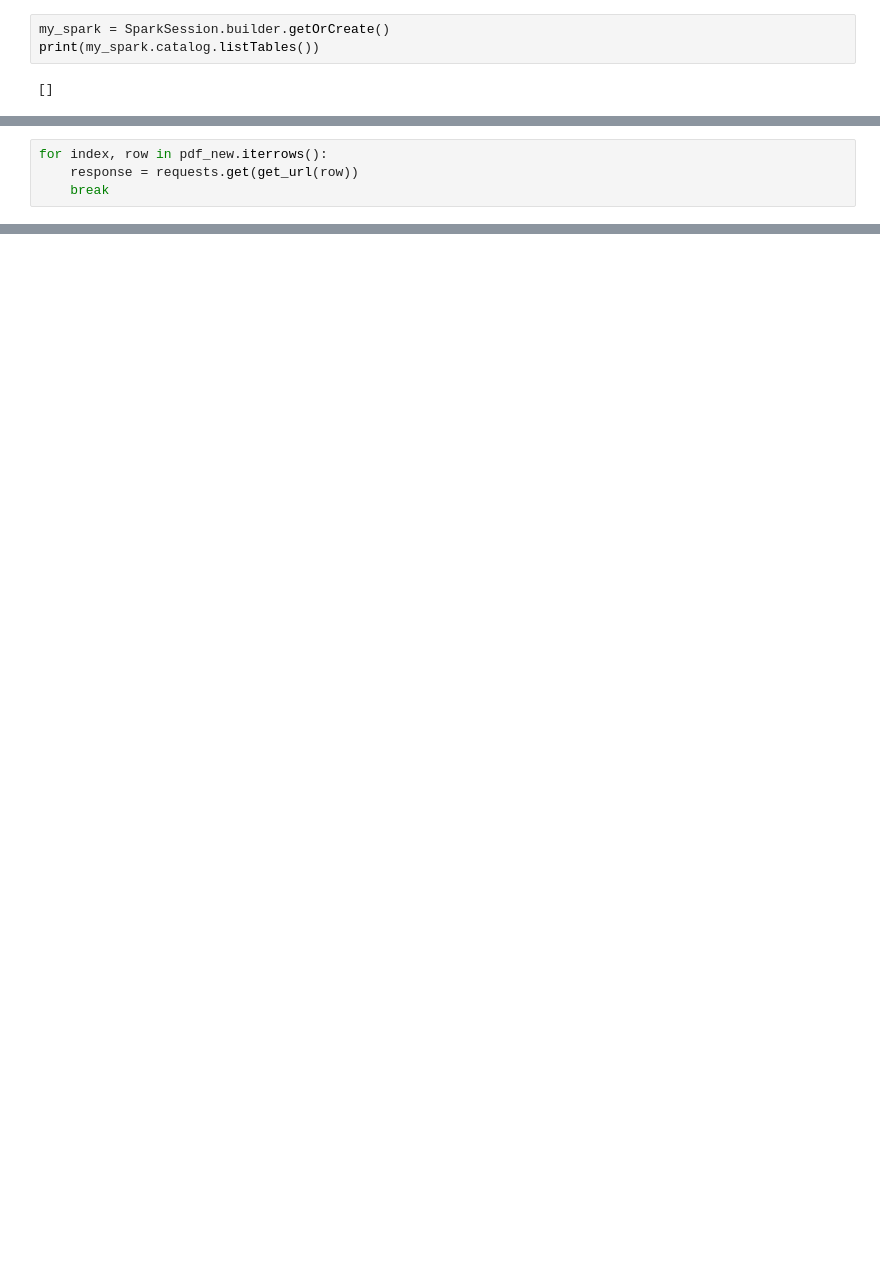
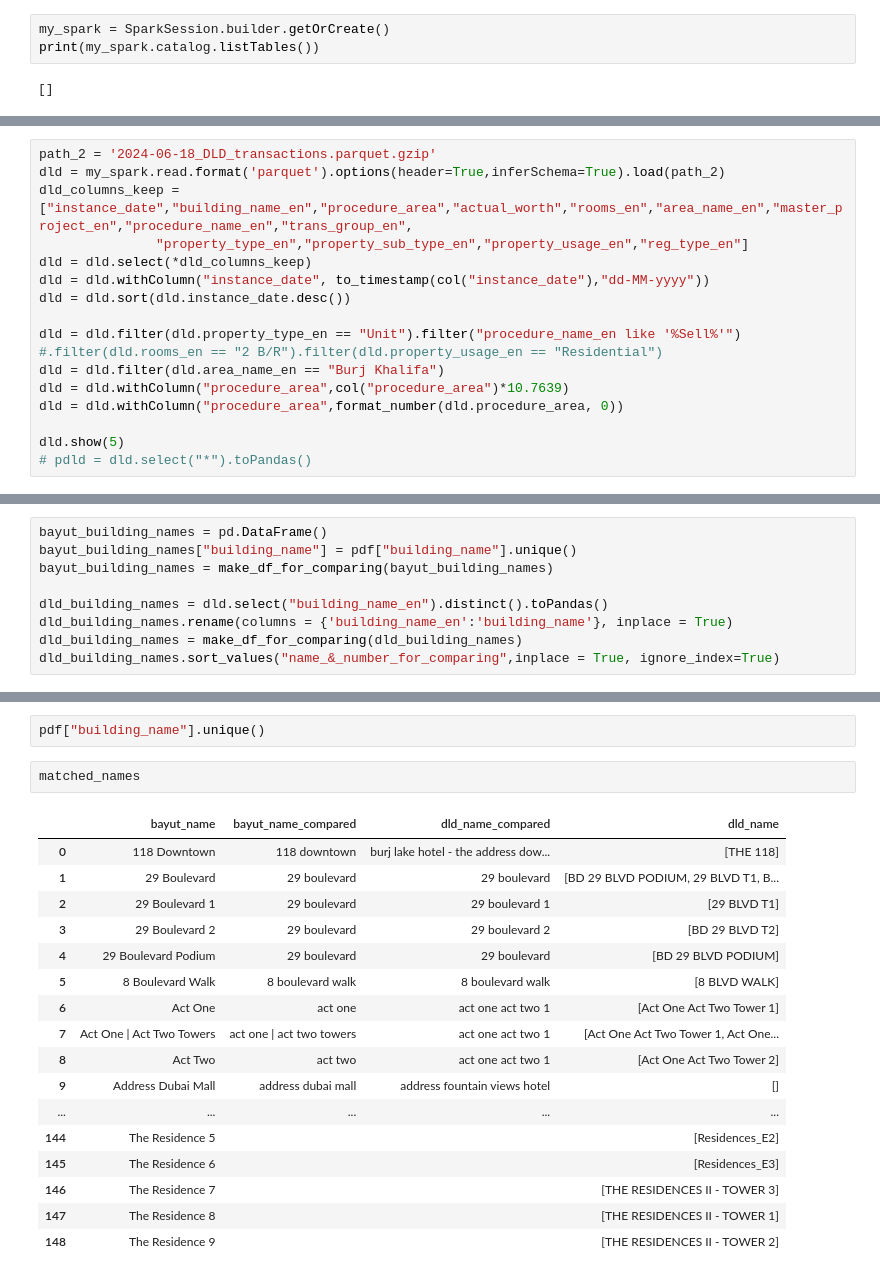
Before and after one commit to Hadi-Hashemi-Nejad/Real-Estate, a Jupyter notebook: Cleaning/temp_Cleaner.ipynb, the cells around one changed output, grey strips where cells are left out. Drawn from its saved outputs; the diff is of its cells as text; blank space fills up the shorter version.

```diff
--- a/Cleaning/temp_Cleaner.ipynb
+++ b/Cleaning/temp_Cleaner.ipynb
@@ -196,4 +137,0 @@ def get_url(row):
-# %%
-for index, row in pdf_new.iterrows():
-    response = requests.get(get_url(row))
-    break
@@ -209,0 +138,16 @@ find
+# %%
+path_2 = '2024-06-18_DLD_transactions.parquet.gzip'
+dld = my_spark.read.format('parquet').options(header=True,inferSchema=True).load(path_2)
+dld_columns_keep = ["instance_date","building_name_en","procedure_area","actual_worth","rooms_en","area_name_en","master_project_en","procedure_name_en","trans_group_en",
+               "property_type_en","property_sub_type_en","property_usage_en","reg_type_en"]
+dld = dld.select(*dld_columns_keep)
+dld = dld.withColumn("instance_date", to_timestamp(col("instance_date"),"dd-MM-yyyy"))
+dld = dld.sort(dld.instance_date.desc())
+
+dld = dld.filter(dld.property_type_en == "Unit").filter("procedure_name_en like '%Sell%'") #.filter(dld.rooms_en == "2 B/R").filter(dld.property_usage_en == "Residential")
+dld = dld.filter(dld.area_name_en == "Burj Khalifa")
+dld = dld.withColumn("procedure_area",col("procedure_area")*10.7639)
+dld = dld.withColumn("procedure_area",format_number(dld.procedure_area, 0))
+
+dld.show(5)
+# pdld = dld.select("*").toPandas()
@@ -209,0 +233,9 @@ find
+# %%
+bayut_building_names = pd.DataFrame()
+bayut_building_names["building_name"] = pdf["building_name"].unique()
+bayut_building_names = make_df_for_comparing(bayut_building_names)
+
+dld_building_names = dld.select("building_name_en").distinct().toPandas()
+dld_building_names.rename(columns = {'building_name_en':'building_name'}, inplace = True)
+dld_building_names = make_df_for_comparing(dld_building_names)
+dld_building_names.sort_values("name_&_number_for_comparing",inplace = True, ignore_index=True)
@@ -209,0 +348,22 @@ find
+# %%
+pdf["building_name"].unique()
+# %%
+matched_names
+# %% [output]
+|  | bayut_name | bayut_name_compared | dld_name_compared | dld_name |
+| 0 | 118 Downtown | 118 downtown | burj lake hotel - the address dow... | [THE 118] |
+| 1 | 29 Boulevard | 29 boulevard | 29 boulevard | [BD 29 BLVD PODIUM, 29 BLVD T1, B... |
+| 2 | 29 Boulevard 1 | 29 boulevard | 29 boulevard 1 | [29 BLVD T1] |
+| 3 | 29 Boulevard 2 | 29 boulevard | 29 boulevard 2 | [BD 29 BLVD T2] |
+| 4 | 29 Boulevard Podium | 29 boulevard | 29 boulevard | [BD 29 BLVD PODIUM] |
+| 5 | 8 Boulevard Walk | 8 boulevard walk | 8 boulevard walk | [8 BLVD WALK] |
+| 6 | Act One | act one | act one act two 1 | [Act One Act Two Tower 1] |
+| 7 | Act One | Act Two Towers | act one | act two towers | act one act two 1 | [Act One Act Two Tower 1, Act One... |
+| 8 | Act Two | act two | act one act two 1 | [Act One Act Two Tower 2] |
+| 9 | Address Dubai Mall | address dubai mall | address fountain views hotel | [] |
+| ... | ... | ... | ... | ... |
+| 144 | The Residence 5 |  |  | [Residences_E2] |
+| 145 | The Residence 6 |  |  | [Residences_E3] |
+| 146 | The Residence 7 |  |  | [THE RESIDENCES II - TOWER 3] |
+| 147 | The Residence 8 |  |  | [THE RESIDENCES II - TOWER 1] |
+| 148 | The Residence 9 |  |  | [THE RESIDENCES II - TOWER 2] |
```
Also changed, not shown: parts of 21 cells of this notebook, 8 other files.
